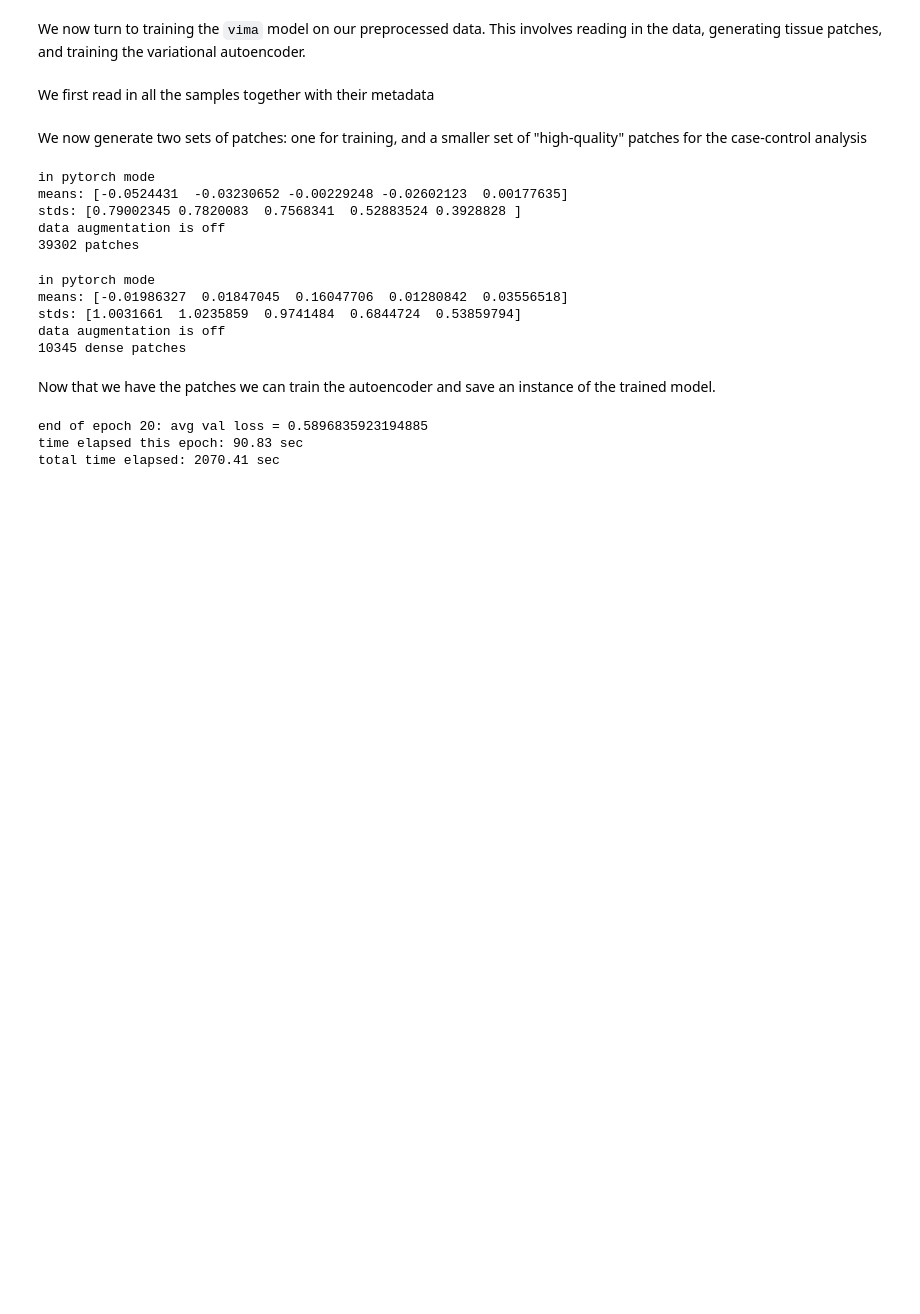
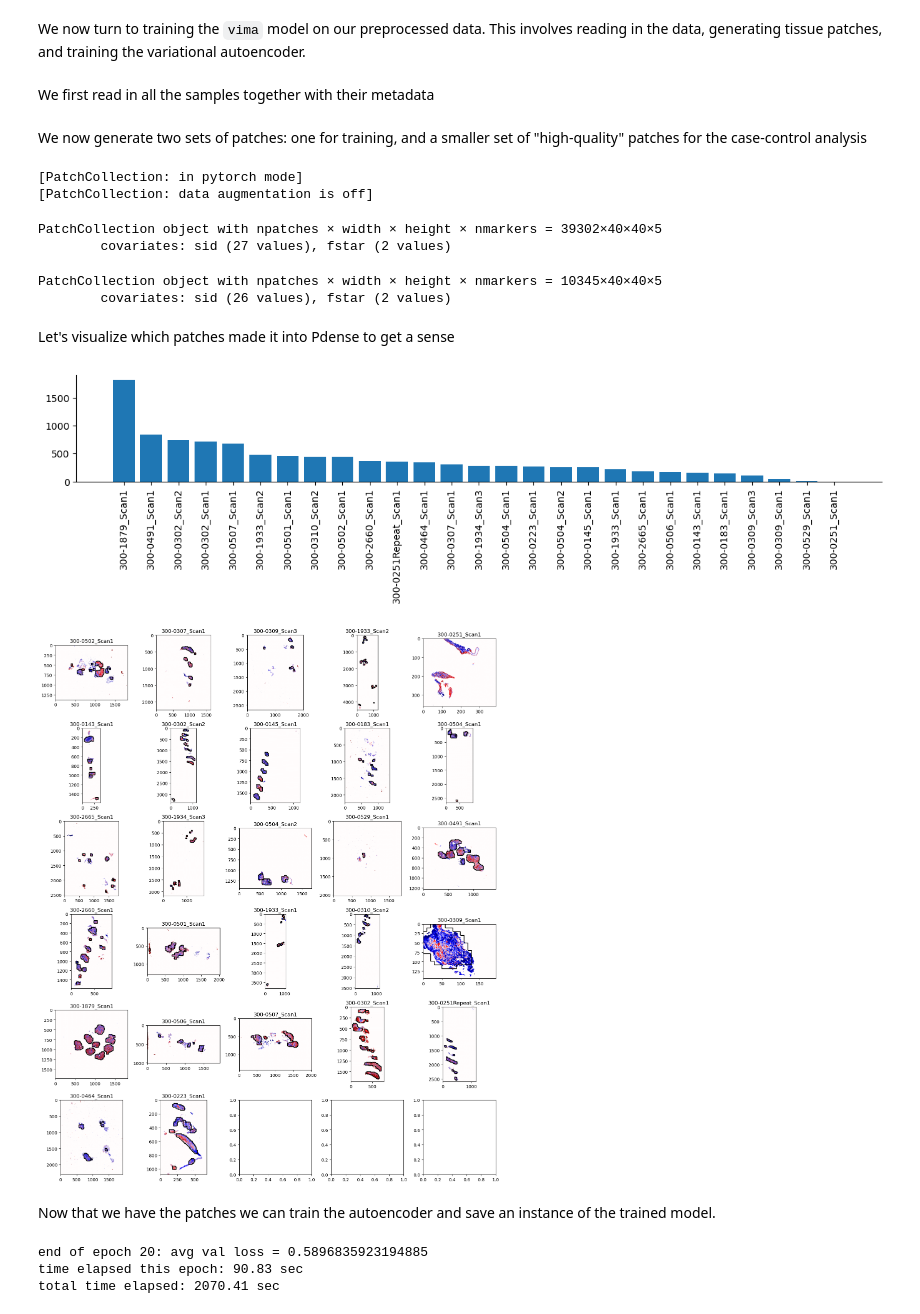
Before and after one commit to yakirr/vima, a Jupyter notebook: demo/demo_IF.ipynb, the cells around one changed output. Drawn from its saved outputs; the diff is of its cells as text; code cells hidden in the pictures; blank space fills up the shorter version.

```diff
--- a/demo/demo_IF.ipynb
+++ b/demo/demo_IF.ipynb
@@ -145,46 +126,44 @@ PC1 of several samples
 We now turn to training the `vima` model on our preprocessed data. This involves reading in the data, generating tissue patches, and training the variational autoencoder.
 # %% [markdown]
 We first read in all the samples together with their metadata
+# %%
+# read in samples themselves
+samples = vima.read_samples(f'data/IF/10u/metamarkers_5/*.nc')
 # %%
-# read in samples
-def fname_parser(fname):
-    fname = os.path.splitext(os.path.basename(fname))[0]
-    return {
-        'donor': fname.split('_')[0].replace('Repeat',''),
-        'sid': fname
-    }
-repname = 'pca_k=5_harmony'
-samples = vima.read_samples(f'RA/{repname}/*.nc', fname_parser)
-
 # read in and reformat sample metadata
-fullmeta = pd.read_csv('RA/metadata.csv').set_index('subject_id')[['CTAP']]
+fullmeta = pd.read_csv('data/IF/if-metadata.csv').set_index('subject_id')[['CTAP']]
 fullmeta.index = fullmeta.index.str.replace('V0', '') # reformat sample names
 fullmeta['fstar'] = (fullmeta.CTAP == 'F') | (fullmeta.CTAP == 'T + F') | (fullmeta.CTAP == 'E + F + M') # define our phenotype
+
+# change samplemeta so that each row is a sample rather than a donor (since a donor can have multiple samples)
+sid_to_donor = {s.sid:
+                s.sid.split('_')[0].replace('Repeat','') for s in samples.values()}
+samplemeta = vima.reindex_by_sid(fullmeta, sid_to_donor)
 # %% [markdown]
 We now generate two sets of patches: one for training, and a smaller set of "high-quality" patches for the case-control analysis
 # %%
-# choose which patches to train on
-P = vima.PatchCollection(samples)
-print(len(P), 'patches')
-
-# choose which patches to do case/ctrl analysis on
-Pdense = vima.PatchCollection(samples, max_frac_empty=0.2, sid_nums=P.sid_nums)
-print(len(Pdense), 'dense patches')
-
-# change samplemeta so that each row is a sample rather than a donor
-inourdata = P.meta[['sid','donor']].drop_duplicates()
-samplemeta = pd.merge(inourdata, fullmeta, left_on='donor', right_index=True, how='left').set_index('sid', drop=True)
+# choose a large set of patches to train on and a smaller set to focus case/ctrl analysis on
+P = vima.PatchCollection(samples, covariates={'fstar': samplemeta.fstar})
+P
 # %% [output]
-in pytorch mode
-means: [-0.0524431  -0.03230652 -0.00229248 -0.02602123  0.00177635]
-stds: [0.79002345 0.7820083  0.7568341  0.52883524 0.3928828 ]
-data augmentation is off
-39302 patches
+[PatchCollection: in pytorch mode]
+[PatchCollection: data augmentation is off]
-in pytorch mode
-means: [-0.01986327  0.01847045  0.16047706  0.01280842  0.03556518]
-stds: [1.0031661  1.0235859  0.9741484  0.6844724  0.53859794]
-data augmentation is off
-10345 dense patches
+PatchCollection object with npatches × width × height × nmarkers = 39302×40×40×5
+        covariates: sid (27 values), fstar (2 values)
+# %%
+Pdense = P.refined(max_frac_empty=0.2)
+Pdense
+# %% [output]
+PatchCollection object with npatches × width × height × nmarkers = 10345×40×40×5
+        covariates: sid (26 values), fstar (2 values)
+# %% [markdown]
+Let's visualize which patches made it into Pdense to get a sense
+# %%
+vima.v.plot_npatches_per_sample(samples, Pdense.meta)
+vima.v.plot_samples_with_patches(samples.values(), 'hPC1', Pdense.meta, ncols=5, vmin=-2, vmax=2)
+# %% [output]
+[figure, added]
+[figure, added]
 # %% [markdown]
 Now that we have the patches we can train the autoencoder and save an instance of the trained model.
 # %%
```
Also changed, not shown: parts of 35 cells of this notebook, 9 other files.
